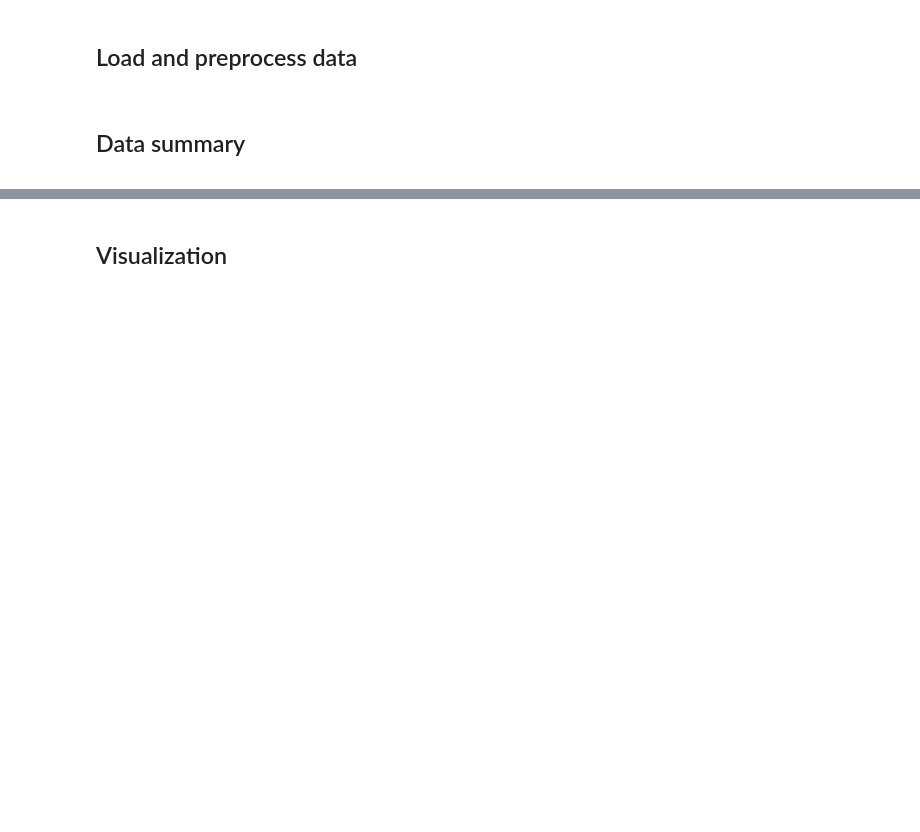
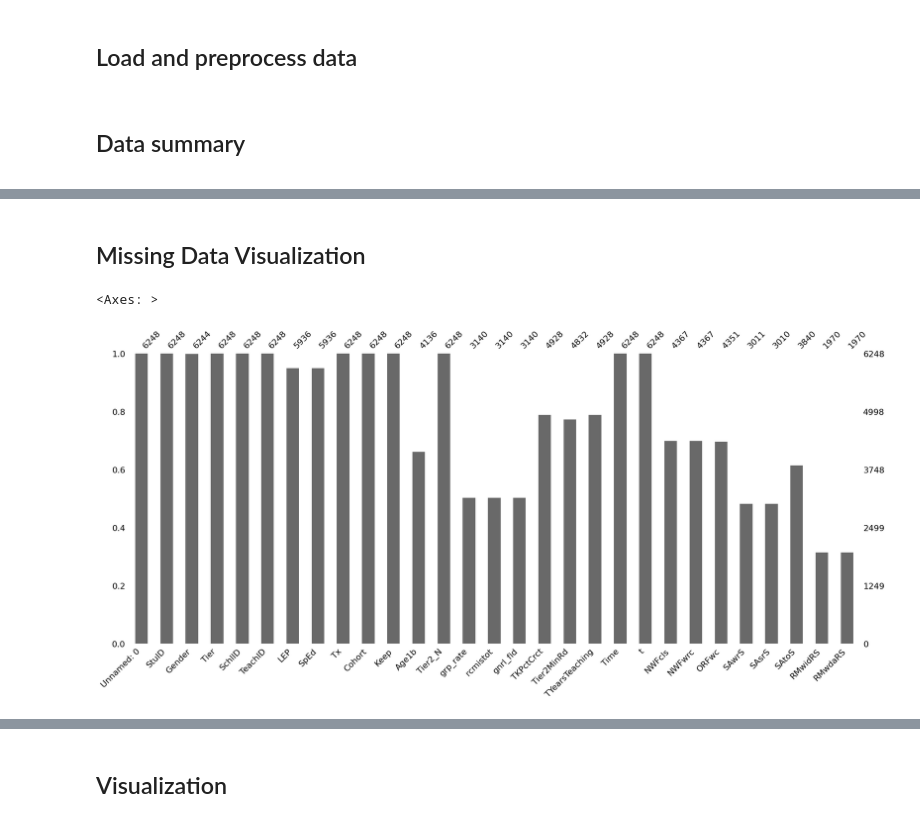
Before and after one commit to oozernov/BU_TEACH, a Jupyter notebook: code/DataVisualization.ipynb, the cells around one changed output, grey strips where cells are left out. Drawn from its saved outputs; the diff is of its cells as text; code cells hidden in the pictures; blank space fills up the shorter version.

```diff
--- a/code/DataVisualization.ipynb
+++ b/code/DataVisualization.ipynb
@@ -52,3 +40,11 @@ describe_data(all_data)
 | SAtoS | 3840.0 | 523.500000 | 50.561159 | 445.000000 | 476.000000 | 528.000000 | 564.000000 | 672.000000 | 2408 | 0.385403 |
 | RMwidRS | 1970.0 | 29.225888 | 16.198497 | 0.000000 | 15.000000 | 26.000000 | 43.000000 | 72.000000 | 4278 | 0.684699 |
 | RMwdaRS | 1970.0 | 13.298985 | 8.725045 | 0.000000 | 6.000000 | 11.000000 | 20.000000 | 38.000000 | 4278 | 0.684699 |
+# %% [markdown]
+## Missing Data Visualization
+# %%
+# Missing Data visualized using BarChart. Lower -> more missing
+msno.bar(all_data)
+# %% [output]
+<Axes: >
+[figure, added]
```
Also changed, not shown: parts of 13 cells of this notebook.
